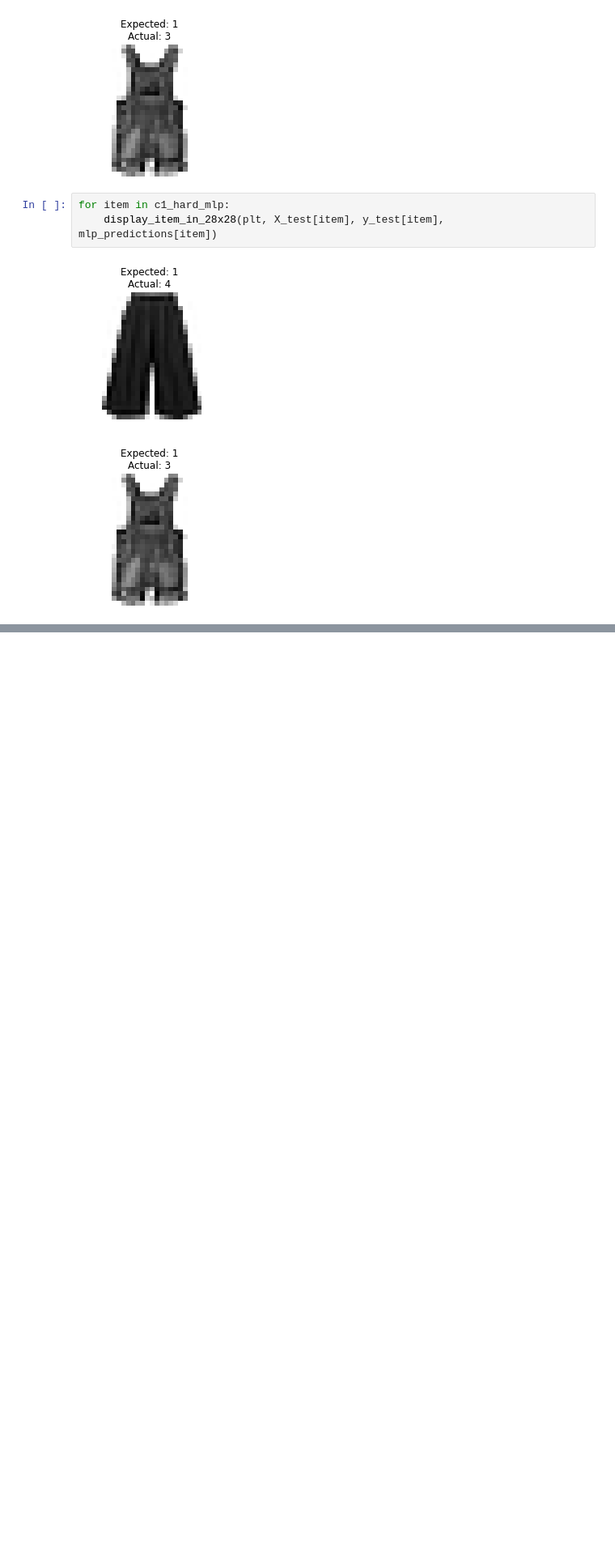
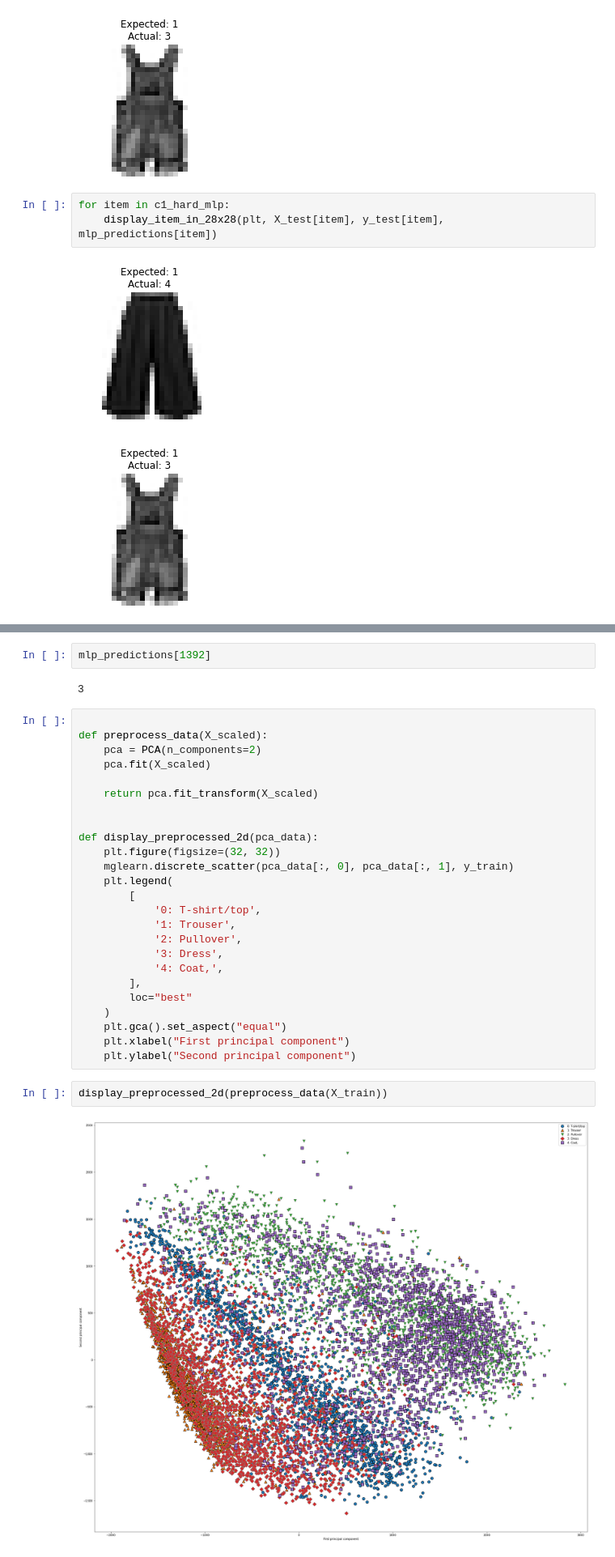
Before and after one commit to jasonmrimer/cse590-machine-learning, a Jupyter notebook: homework4/comparison.ipynb, the cells around one changed output, grey strips where cells are left out. Shown at 81% size. Cells and saved outputs as stored; diff of their text form; blank space fills up the shorter version.

```diff
--- a/homework4/comparison.ipynb
+++ b/homework4/comparison.ipynb
@@ -362,0 +422,33 @@ for item in c1_hard_mlp:
+# %%
+mlp_predictions[1392]
+# %% [output]
+3
+# %%
+
+def preprocess_data(X_scaled):
+    pca = PCA(n_components=2)
+    pca.fit(X_scaled)
+
+    return pca.fit_transform(X_scaled)
+
+
+def display_preprocessed_2d(pca_data):
+    plt.figure(figsize=(32, 32))
+    mglearn.discrete_scatter(pca_data[:, 0], pca_data[:, 1], y_train)
+    plt.legend(
+        [
+            '0: T-shirt/top',
+            '1: Trouser',
+            '2: Pullover',
+            '3: Dress',
+            '4: Coat,',
+        ],
+        loc="best"
+    )
+    plt.gca().set_aspect("equal")
+    plt.xlabel("First principal component")
+    plt.ylabel("Second principal component")
+# %%
+display_preprocessed_2d(preprocess_data(X_train))
+# %% [output]
+[figure, added]
```
Also changed, not shown: parts of 18 cells of this notebook, 1 other file.
